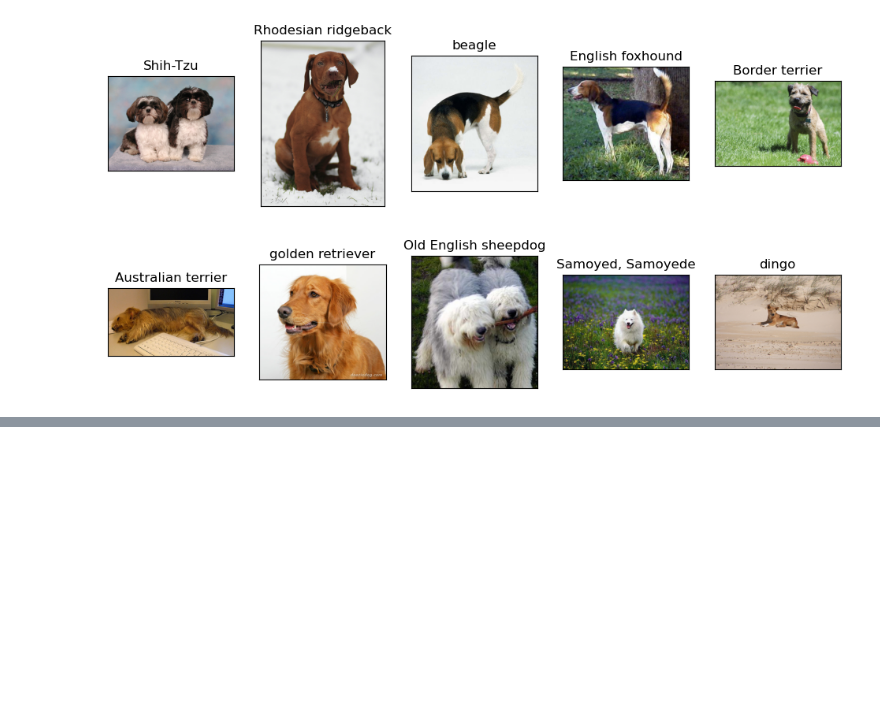
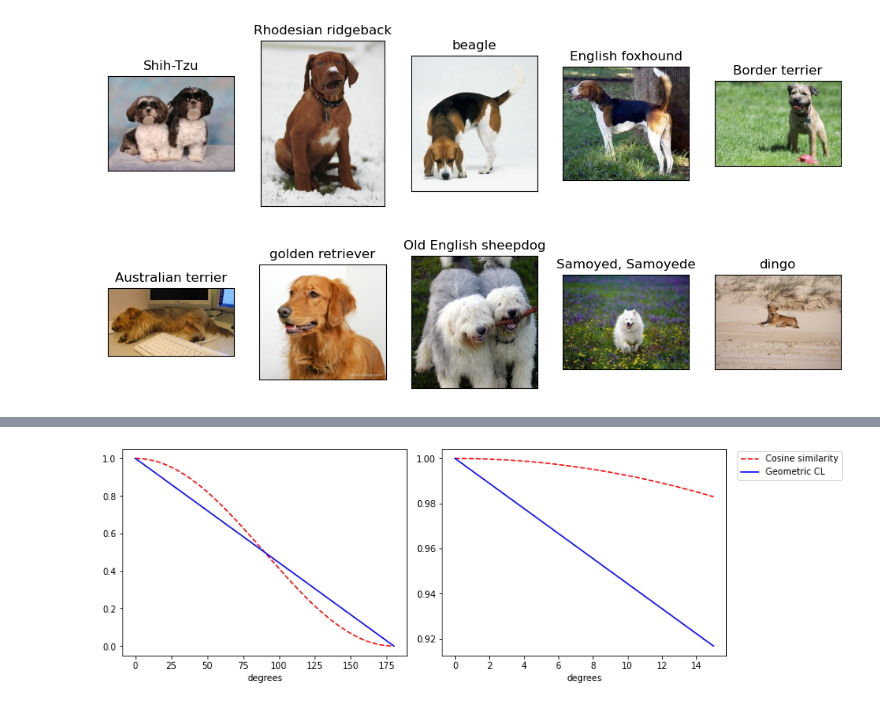
Before and after one commit to YeskendirK/geometric-contrastive-learning, a Jupyter notebook: visualizations.ipynb, the cells around one changed output, grey strips where cells are left out. Saved outputs shown, nothing was run; the diff lists cells and outputs as text; code cells hidden in the pictures; blank space fills up the shorter version.

```diff
--- a/visualizations.ipynb
+++ b/visualizations.ipynb
@@ -140,0 +156,25 @@ imagewoof_map= {"n02086240": "Shih-Tzu",
+# %%
+x = np.arange(0,180,0.005)   # start,stop,step
+cos = (1+np.cos(np.pi*x/180))/2
+arccos = 1-x/180#(np.pi)
+
+fig, (ax1, ax2) = plt.subplots(1, 2,)
+fig.set_size_inches(12, 4)
+
+# fig.suptitle('Horizontally stacked subplots')
+ax1.plot(x,cos,color='red', linestyle='dashed', label='Cosine similarity')
+ax1.plot(x,arccos, color='blue',  label='Geometric CL')
+ax1.set_xlabel("degrees")
+
+x_small = np.arange(0,15,0.005)   # start,stop,step
+cos_small = (1+np.cos(np.pi*x_small/180))/2
+arccos_small = 1-x_small/180#(np.pi)
+ax2.plot(x_small,cos_small,color='red', linestyle='dashed', label='Cosine similarity')
+ax2.plot(x_small, arccos_small, color='blue',  label='Geometric CL')
+ax2.set_xlabel("degrees")
+
+plt.legend(loc=(1.04, 0.85))
+plt.tight_layout()
+plt.savefig("cosine_vs_arccos.png")
+# %% [output]
+[figure, added]
```
Also changed, not shown: parts of 7 cells of this notebook, 9 other files.
